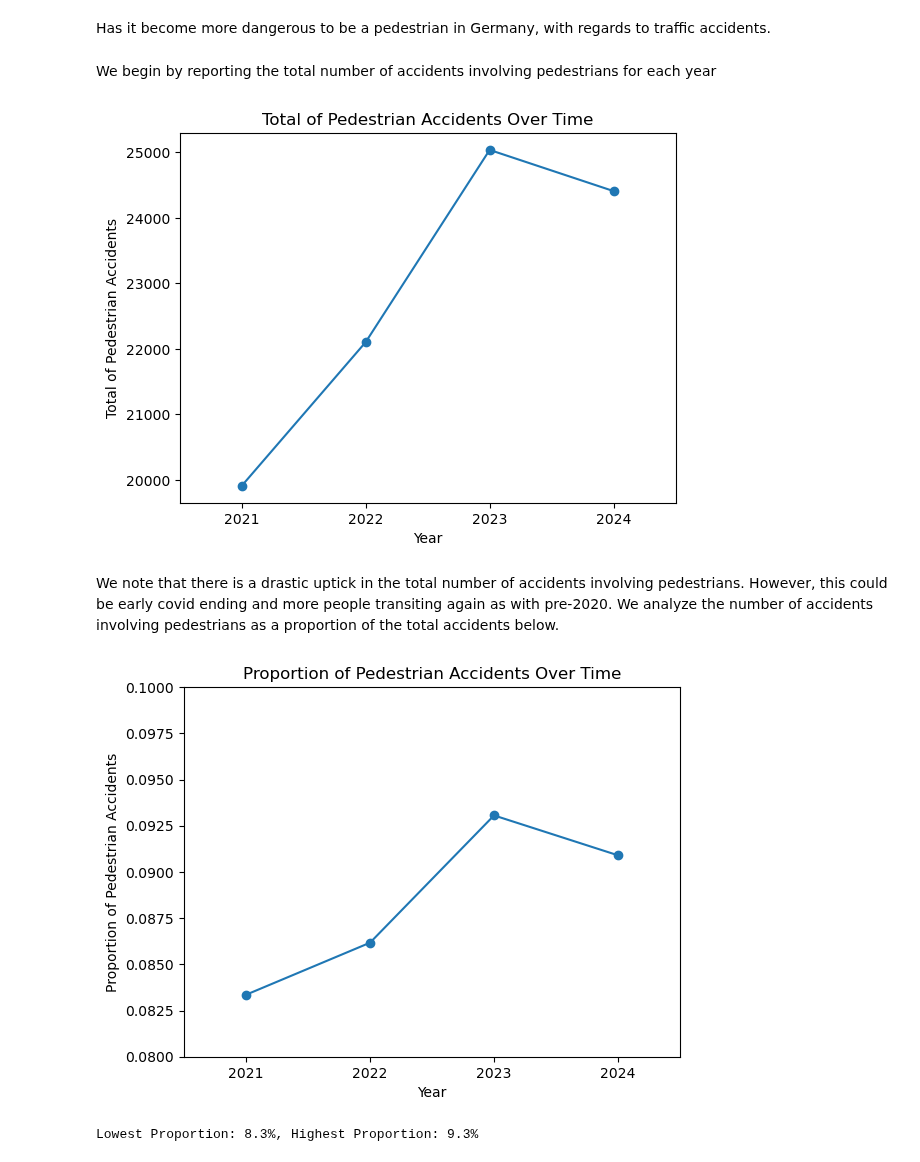
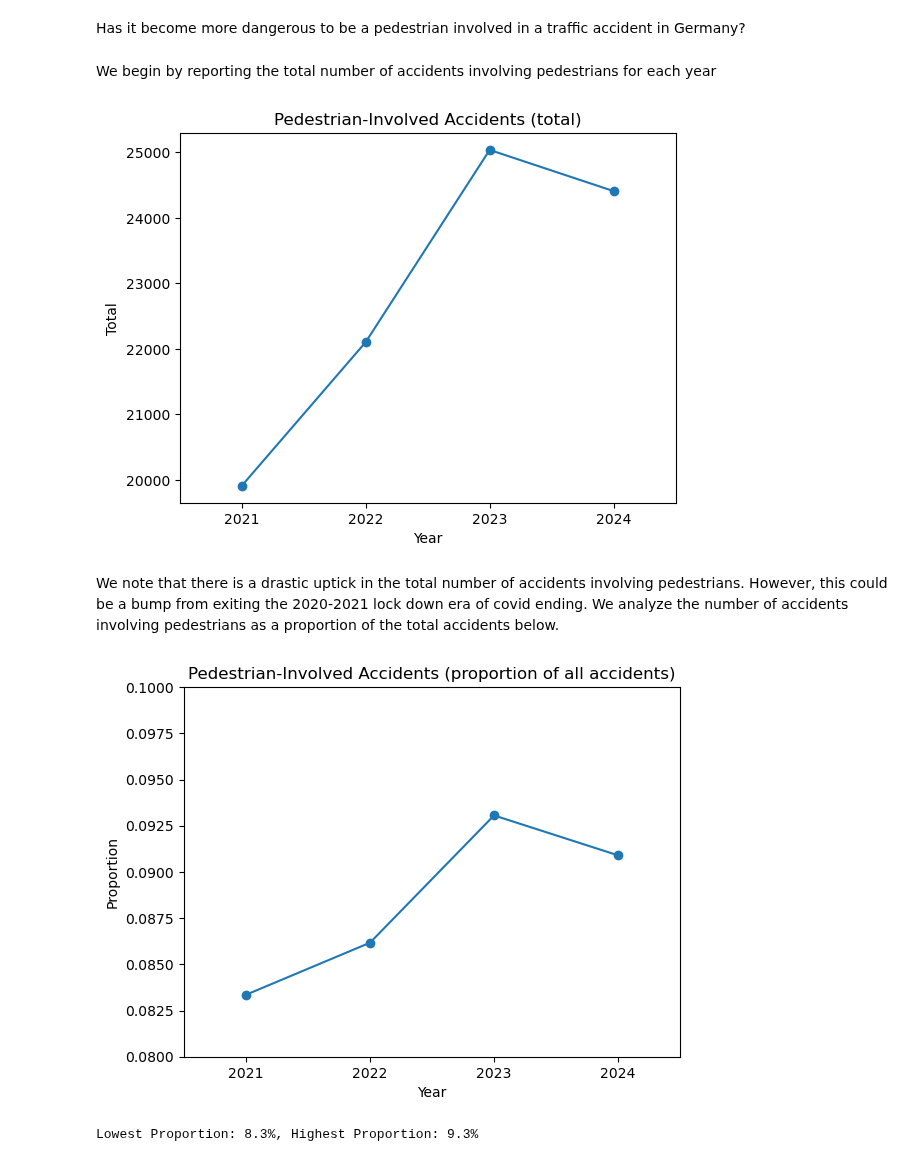
Before and after one commit to HumbleHominid/urban-mobility-risk-analysis, a Jupyter notebook: src/pedestrian_safety.ipynb, the cells around one changed output. Cells and saved outputs as stored; diff of their text form; code cells hidden in the pictures.

```diff
--- a/src/pedestrian_safety.ipynb
+++ b/src/pedestrian_safety.ipynb
@@ -1,5 +1,5 @@
 # %% [markdown]
-Has it become more dangerous to be a pedestrian in Germany, with regards to traffic accidents.
+Has it become more dangerous to be a pedestrian involved in a traffic accident in Germany?
 # %%
 import matplotlib.pyplot as plt
 
@@ -17,16 +17,16 @@ for year in REPORT_YEARS:
     ped_accident_totals[year] = df_yr[(df_yr["IstFuss"] == 1)].shape[0]
 # %%
 plt.plot(ped_accident_totals.keys(), ped_accident_totals.values(), marker="o")  # type: ignore
-plt.title("Total of Pedestrian Accidents Over Time")  # type: ignore
+plt.title("Pedestrian-Involved Accidents (total)")  # type: ignore
 plt.xlabel("Year")  # type: ignore
-plt.ylabel("Total of Pedestrian Accidents")  # type: ignore
+plt.ylabel("Total")  # type: ignore
 plt.xlim(2020.5, 2024.5)  # type: ignore
 plt.xticks(list(ped_accident_totals.keys()))  # type: ignore
 plt.show()  # type: ignore
 # %% [output]
-[figure, old version]
+[figure, new version]
 # %% [markdown]
-We note that there is a drastic uptick in the total number of accidents involving pedestrians. However, this could be early covid ending and more people transiting again as with pre-2020. We analyze the number of accidents involving pedestrians as a proportion of the total accidents below.
+We note that there is a drastic uptick in the total number of accidents involving pedestrians. However, this could be a bump from exiting the 2020-2021 lock down era of covid ending. We analyze the number of accidents involving pedestrians as a proportion of the total accidents below.
 # %%
 ped_accident_prop: dict[int, float] = {}
 
@@ -37,15 +37,15 @@ for year in REPORT_YEARS:
     ped_accident_prop[year] = total_acc_ped / total_acc if total_acc > 0 else 0
 # %%
 plt.plot(ped_accident_prop.keys(), ped_accident_prop.values(), marker="o")  # type: ignore
-plt.title("Proportion of Pedestrian Accidents Over Time")  # type: ignore
+plt.title("Pedestrian-Involved Accidents (proportion of all accidents)")  # type: ignore
 plt.xlabel("Year")  # type: ignore
-plt.ylabel("Proportion of Pedestrian Accidents")  # type: ignore
+plt.ylabel("Proportion")  # type: ignore
 plt.ylim(0.08, 0.1)  # type: ignore
 plt.xlim(2020.5, 2024.5)  # type: ignore
 plt.xticks(list(ped_accident_prop.keys()))  # type: ignore
 plt.show()  # type: ignore
 # %% [output]
-[figure, old version]
+[figure, new version]
 # %%
 prop_2021 = ped_accident_prop[2021] * 100
 prop_2023 = ped_accident_prop[2023] * 100
```
Also changed, not shown: parts of 5 cells of this notebook.
